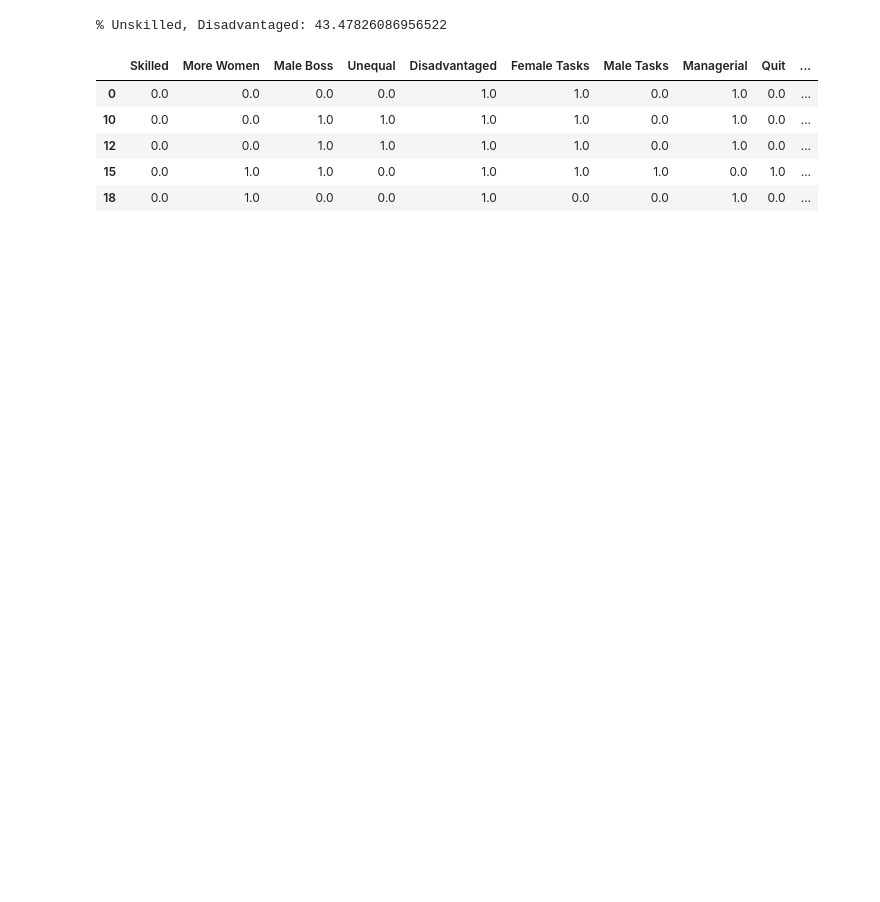
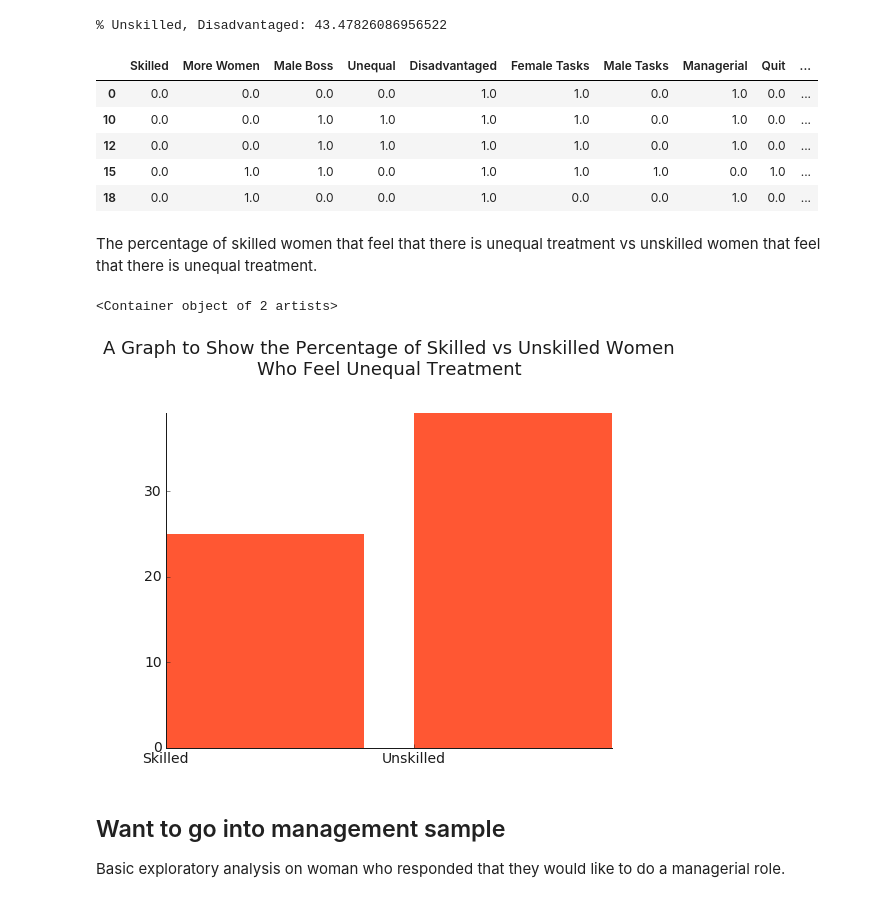
Before and after one commit to jamalmoir/notebook_playground, a Jupyter notebook: gender_equality_japanese_workplace_v2.ipynb, the cells around one changed output. Saved outputs shown, nothing was run; the diff lists cells and outputs as text; code cells hidden in the pictures; blank space fills up the shorter version.

```diff
--- a/gender_equality_japanese_workplace_v2.ipynb
+++ b/gender_equality_japanese_workplace_v2.ipynb
@@ -249,3 +330,22 @@ unskilled_disadv.head()
 | 12 | 0.0 | 0.0 | 1.0 | 1.0 | 1.0 | 1.0 | 0.0 | 1.0 | 0.0 | ... |
 | 15 | 0.0 | 1.0 | 1.0 | 0.0 | 1.0 | 1.0 | 1.0 | 0.0 | 1.0 | ... |
 | 18 | 0.0 | 1.0 | 0.0 | 0.0 | 1.0 | 0.0 | 0.0 | 1.0 | 0.0 | ... |
+# %% [markdown]
+The percentage of skilled women that feel that there is unequal treatment vs unskilled women that feel that there is unequal treatment.
+# %%
+percentage_skilled_unequal = percentage(total_skilled_unequal, total_skilled)
+percentage_unskilled_unequal = percentage(total_unskilled_unequal, total_unskilled)
+
+y = [percentage_skilled_unequal, percentage_unskilled_unequal]
+x = [0, 1]
+x_ticks = ['Skilled', 'Unskilled']
+y_ticks = range(0, 100, 10)
+title = 'A Graph to Show the Percentage of Skilled vs Unskilled Women Who Feel Unequal Treatment'
+
+draw_barchart(x, y, x_ticks, y_ticks, title)
+# %% [output]
+<Container object of 2 artists>
+[figure, added]
+# %% [markdown]
+## Want to go into management sample
+Basic exploratory analysis on woman who responded that they would like to do a managerial role.
```
Also changed, not shown: parts of 40 cells of this notebook.
